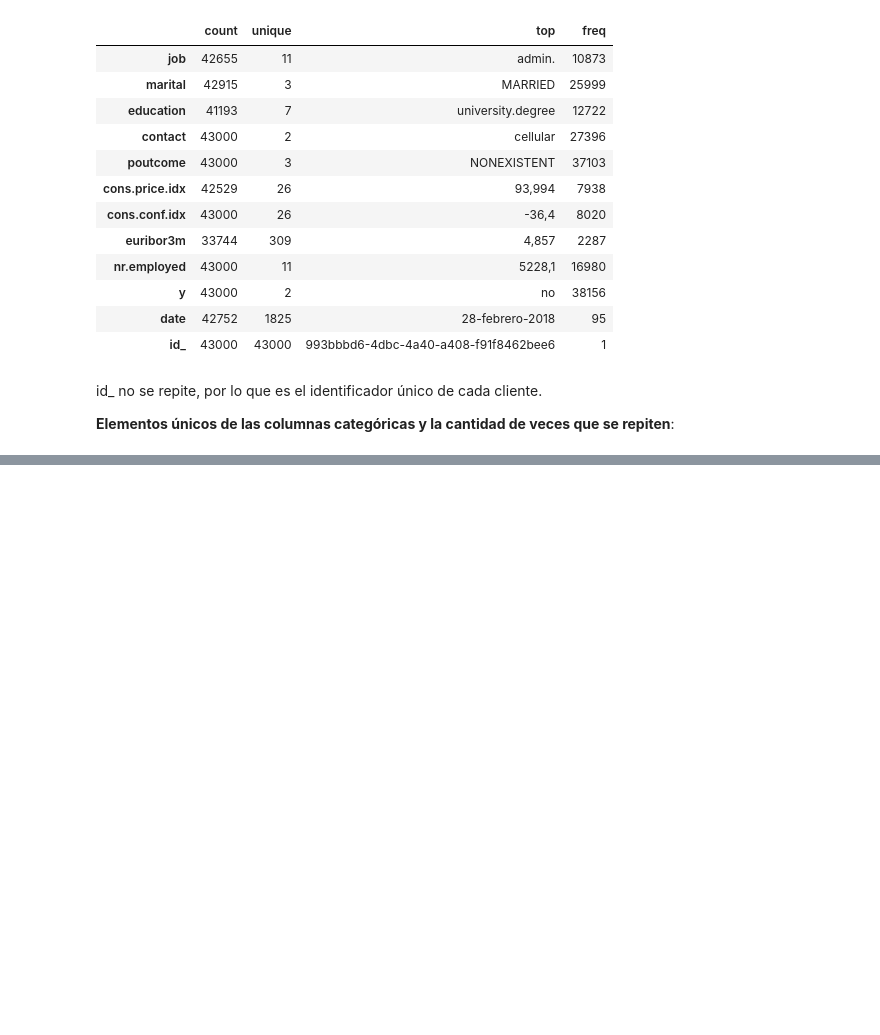
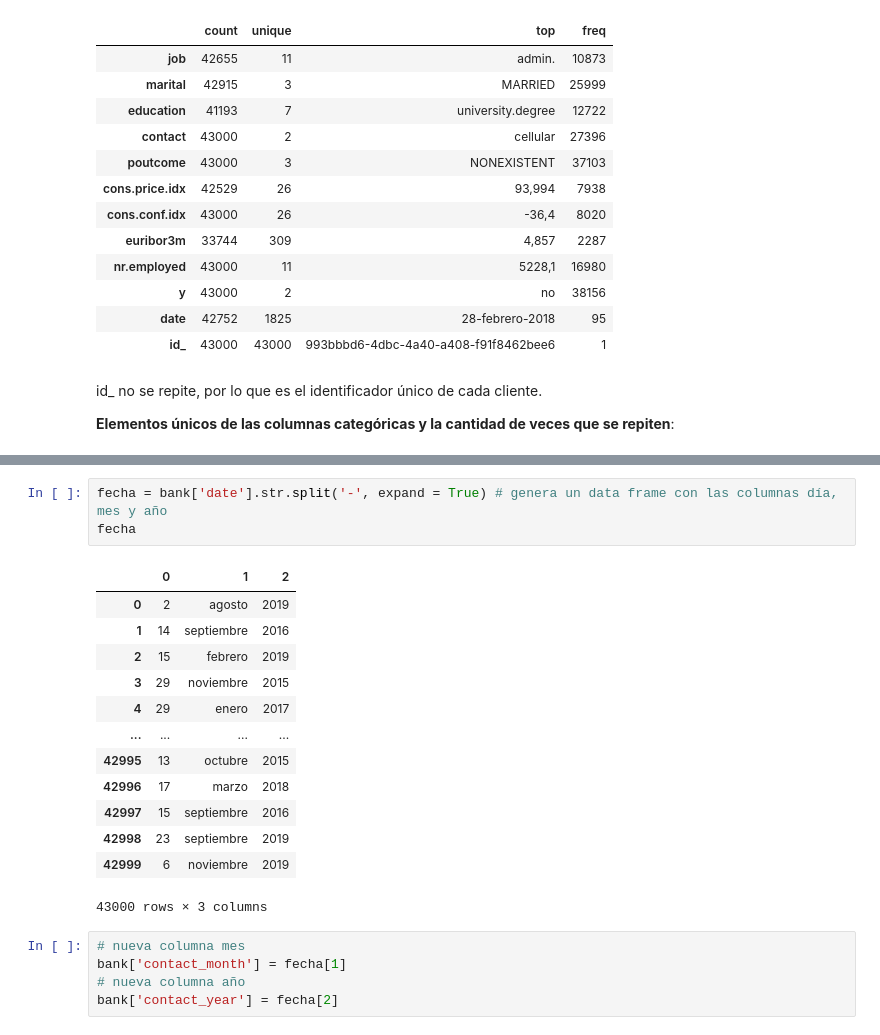
Before and after one commit to MarionaCarreras/Proyecto_PythonforData, a Jupyter notebook: EDA_bank.ipynb, the cells around one changed output, grey strips where cells are left out. Drawn from its saved outputs; the diff is of its cells as text; blank space fills up the shorter version.

```diff
--- a/EDA_bank.ipynb
+++ b/EDA_bank.ipynb
@@ -110,0 +414,22 @@ id_ no se repite, por lo que es el identificador único de cada cliente.
+# %%
+fecha = bank['date'].str.split('-', expand = True) # genera un data frame con las columnas día, mes y año
+fecha
+# %% [output]
+|  | 0 | 1 | 2 |
+| 0 | 2 | agosto | 2019 |
+| 1 | 14 | septiembre | 2016 |
+| 2 | 15 | febrero | 2019 |
+| 3 | 29 | noviembre | 2015 |
+| 4 | 29 | enero | 2017 |
+| ... | ... | ... | ... |
+| 42995 | 13 | octubre | 2015 |
+| 42996 | 17 | marzo | 2018 |
+| 42997 | 15 | septiembre | 2016 |
+| 42998 | 23 | septiembre | 2019 |
+| 42999 | 6 | noviembre | 2019 |
+43000 rows × 3 columns
+# %%
+# nueva columna mes
+bank['contact_month'] = fecha[1]
+# nueva columna año
+bank['contact_year'] = fecha[2]
```
Also changed, not shown: parts of 49 cells of this notebook, 1 other file.
